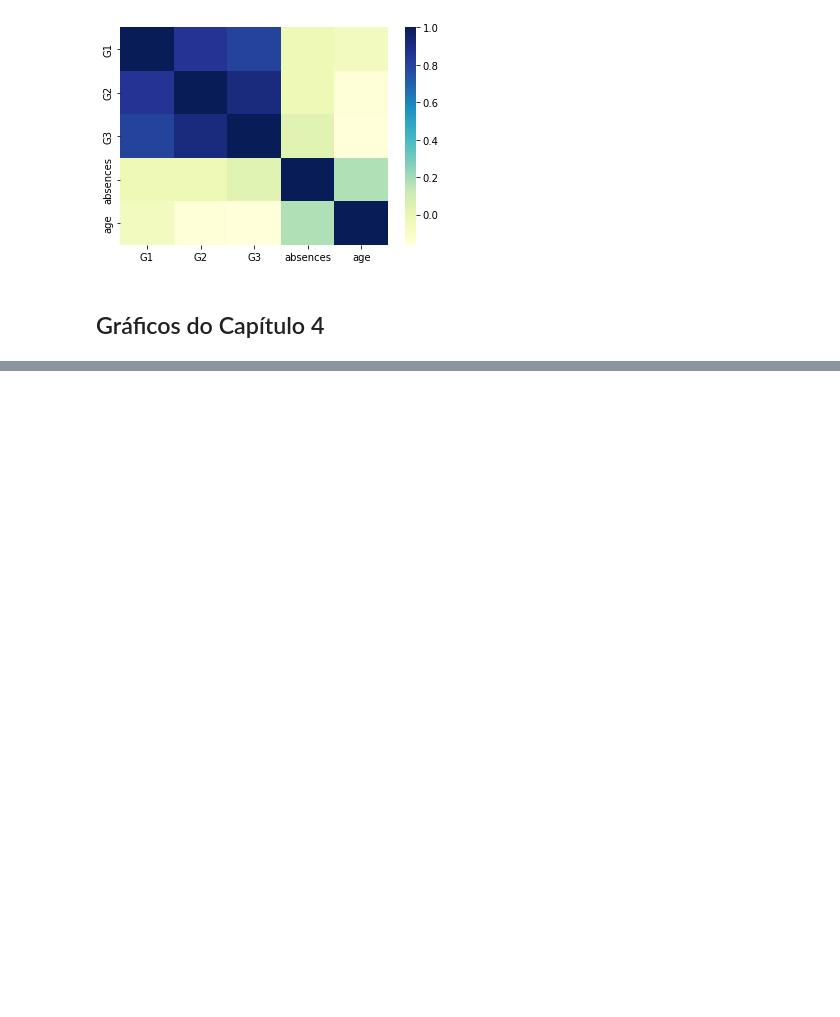
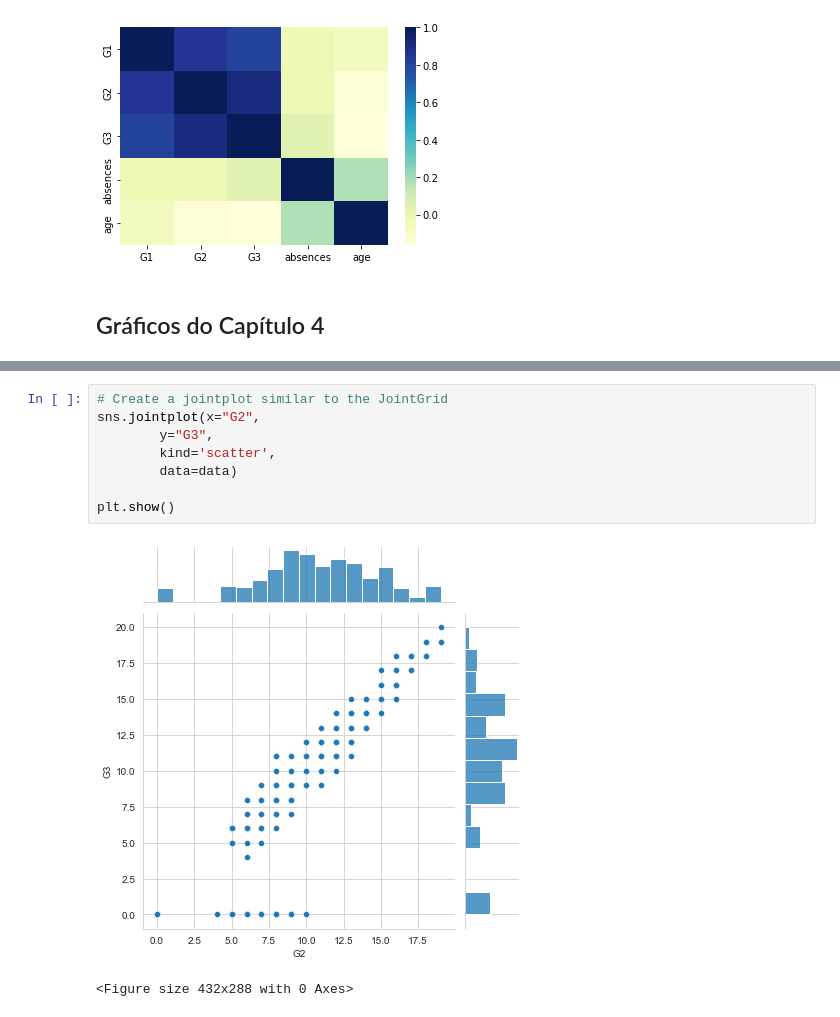
Before and after one commit to AlbertoRodrigues/Data-Visualization-in-Python, a Jupyter notebook: seaborn/intermediate/intermediate.ipynb, the cells around one changed output, grey strips where cells are left out. Cells and saved outputs as stored; diff of their text form; blank space fills up the shorter version.

```diff
--- a/seaborn/intermediate/intermediate.ipynb
+++ b/seaborn/intermediate/intermediate.ipynb
@@ -210,0 +228,11 @@ plt.show()
+# %%
+# Create a jointplot similar to the JointGrid
+sns.jointplot(x="G2",
+        y="G3",
+        kind='scatter',
+        data=data)
+
+plt.show()
+# %% [output]
+[figure, added]
+<Figure size 432x288 with 0 Axes>
```
Also changed, not shown: parts of 20 cells of this notebook.
